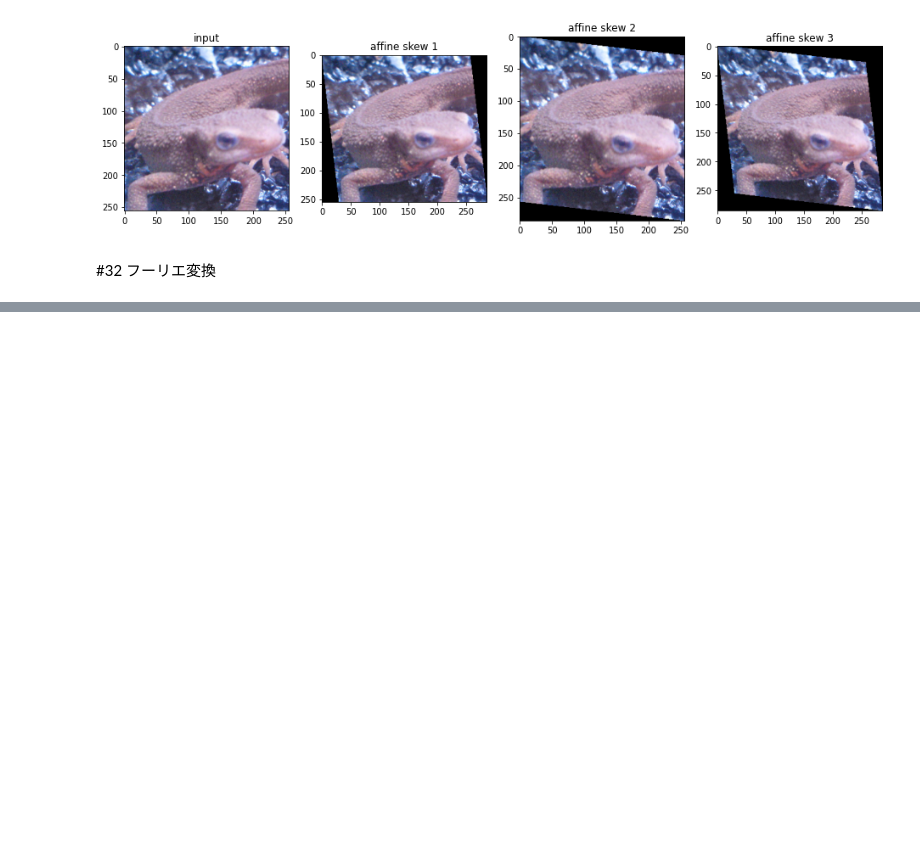
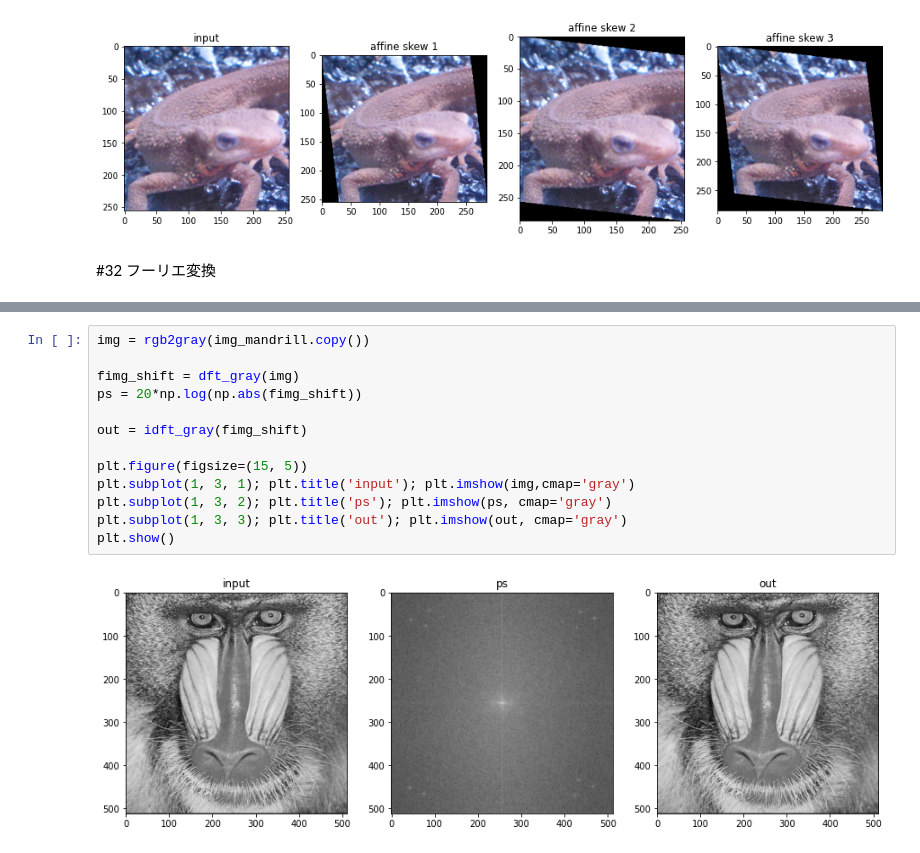
Before and after one commit to SJSY126/gasyori100, a Jupyter notebook: 31_40.ipynb, the cells around one changed output, grey strips where cells are left out. Drawn from its saved outputs; the diff is of its cells as text; blank space fills up the shorter version.

```diff
--- a/31_40.ipynb
+++ b/31_40.ipynb
@@ -691,0 +757,15 @@ plt.show()
+# %%
+img = rgb2gray(img_mandrill.copy())
+
+fimg_shift = dft_gray(img)
+ps = 20*np.log(np.abs(fimg_shift))
+
+out = idft_gray(fimg_shift)
+
+plt.figure(figsize=(15, 5))
+plt.subplot(1, 3, 1); plt.title('input'); plt.imshow(img,cmap='gray')
+plt.subplot(1, 3, 2); plt.title('ps'); plt.imshow(ps, cmap='gray')
+plt.subplot(1, 3, 3); plt.title('out'); plt.imshow(out, cmap='gray')
+plt.show()
+# %% [output]
+[figure, added]
```
Also changed, not shown: parts of 8 cells of this notebook.
